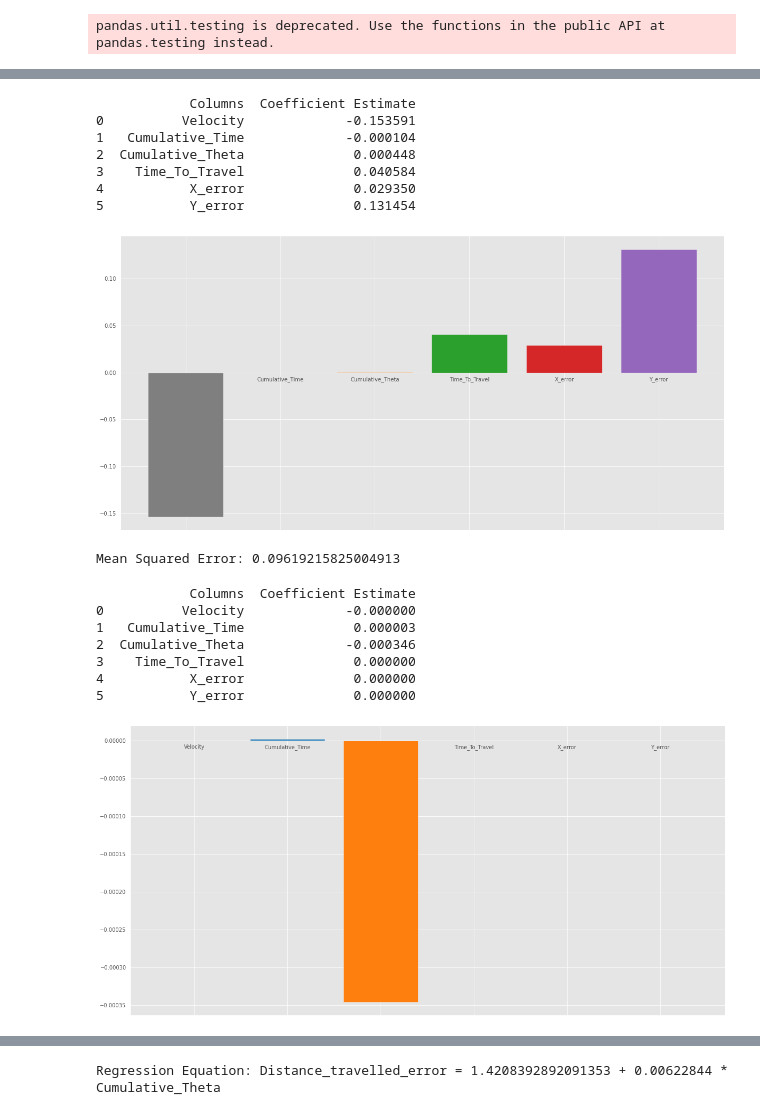
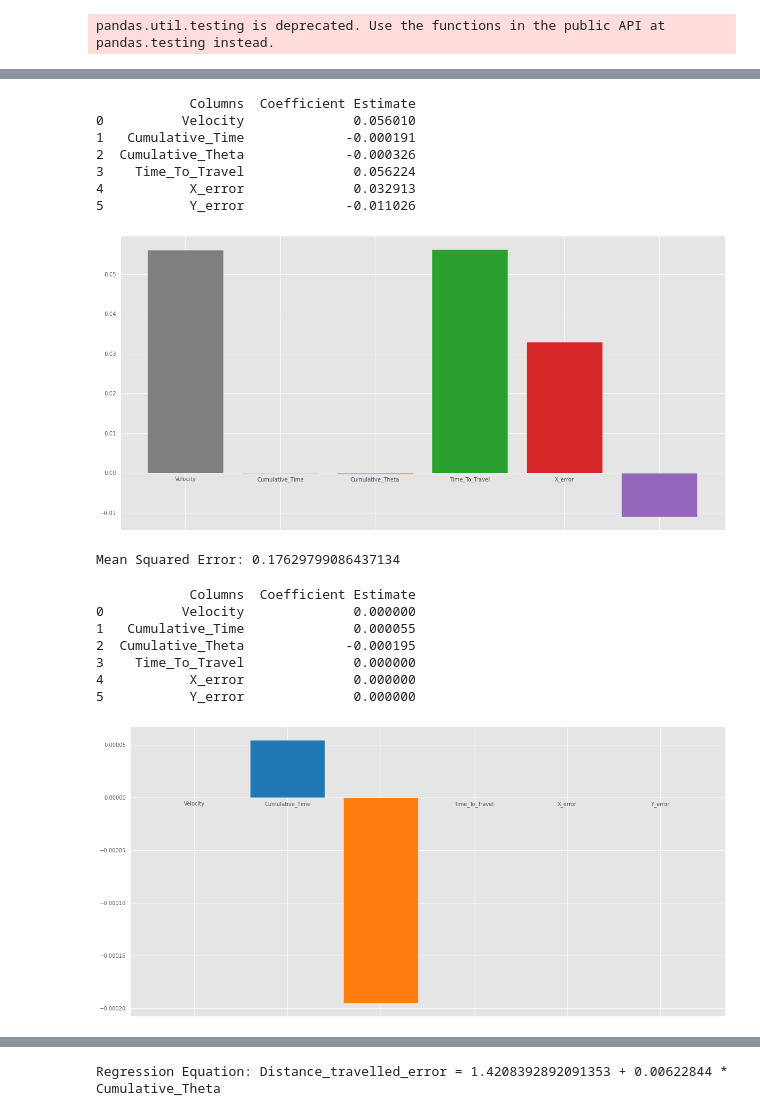
Before and after one commit to tejalvs/RobotOdometryMining, a Jupyter notebook: Modelling.ipynb, the cells around one changed output, grey strips where cells are left out. Saved outputs shown, nothing was run; the diff lists cells and outputs as text; code cells hidden in the pictures.

```diff
--- a/Modelling.ipynb
+++ b/Modelling.ipynb
@@ -98,10 +98,10 @@ from itertools import combinations
 pandas.util.testing is deprecated. Use the functions in the public API at pandas.testing instead.
 # %%
 roomba_df=roomba_data[['Velocity','Cumulative_Time','Cumulative_Theta','Time_To_Travel','X_error', 'Y_error','Label']]
-mobile_robot_df=mobile_robot_data[['Velocity','Cumulative_Time','Cumulative_Theta','Time_To_Travel','Distance_travelled_error','X_error', 'Y_error','Label']]
+mobile_robot_df=mobile_robot_data[['Velocity','Cumulative_Time','Cumulative_Theta','Time_To_Travel','X_error', 'Y_error','Label']]
 # %%
-X = roomba_df.iloc[:, :-1]
-Y = roomba_df.iloc[:, -1]
+X = mobile_robot_df.iloc[:, :-1]
+Y = mobile_robot_df.iloc[:, -1]
 # %%
 from sklearn.model_selection import train_test_split
 x_train, x_test, y_train, y_test = train_test_split(X, Y, test_size = 0.25)
@@ -210,12 +210,12 @@ ridge_coef['Coefficient Estimate'] = pd.Series(ridge.coef_)
 print(ridge_coef)
 # %% [output]
             Columns  Coefficient Estimate
-0          Velocity             -0.153591
-1   Cumulative_Time             -0.000104
-2  Cumulative_Theta              0.000448
-3    Time_To_Travel              0.040584
-4           X_error              0.029350
-5           Y_error              0.131454
+0          Velocity              0.056010
+1   Cumulative_Time             -0.000191
+2  Cumulative_Theta             -0.000326
+3    Time_To_Travel              0.056224
+4           X_error              0.032913
+5           Y_error             -0.011026
 # %%
 # plotting the coefficient score
 fig, ax = plt.subplots(figsize=(20,10))
@@ -231,7 +231,7 @@ ax.spines['bottom'].set_position('zero')
 plt.style.use('ggplot')
 plt.show()
 # %% [output]
-[figure, old version]
+[figure, new version]
 # %%
 from sklearn.linear_model import ElasticNet
 enet = ElasticNet()
@@ -242,7 +242,7 @@ y_pred3 = enet.predict(x_test)
 mse3 = np.mean((y_pred3 - y_test)**2)
 print("Mean Squared Error:", mse3)
 # %% [output]
-Mean Squared Error: 0.09619215825004913
+Mean Squared Error: 0.17629799086437134
 # %%
 """putting together the coefficient and their corresponding variable names"""
 enet_coef = pd.DataFrame()
@@ -251,28 +251,27 @@ enet_coef['Coefficient Estimate'] = pd.Series(enet.coef_)
 print(enet_coef)
 # %% [output]
             Columns  Coefficient Estimate
-0          Velocity             -0.000000
-1   Cumulative_Time              0.000003
-2  Cumulative_Theta             -0.000346
+0          Velocity              0.000000
+1   Cumulative_Time              0.000055
+2  Cumulative_Theta             -0.000195
 3    Time_To_Travel              0.000000
 4           X_error              0.000000
 5           Y_error              0.000000
 # %%
 # plotting the coefficient score
 fig, ax = plt.subplots(figsize=(20,10))
 color =['tab:gray','tab:blue','tab:orange','tab:green','tab:red','tab:purple','tab:brown',
         'tab:pink','tab:gray','tab:olive','tab:cyan','tab:orange','tab:green','tab:blue','tab:olive']
 
-ax.bar(enet_coef["Columns"],
-enet_coef['Coefficient Estimate'],
+ax.bar(enet_coef["Columns"],enet_coef['Coefficient Estimate'],
 color = color)
 
 ax.spines['bottom'].set_position('zero')
 
 plt.style.use('ggplot')
 plt.show()
 # %% [output]
-[figure, old version]
+[figure, new version]
 # %%
 import statsmodels.formula.api as smf
 from sklearn.linear_model import LogisticRegression
```
Also changed, not shown: parts of 50 cells of this notebook.
